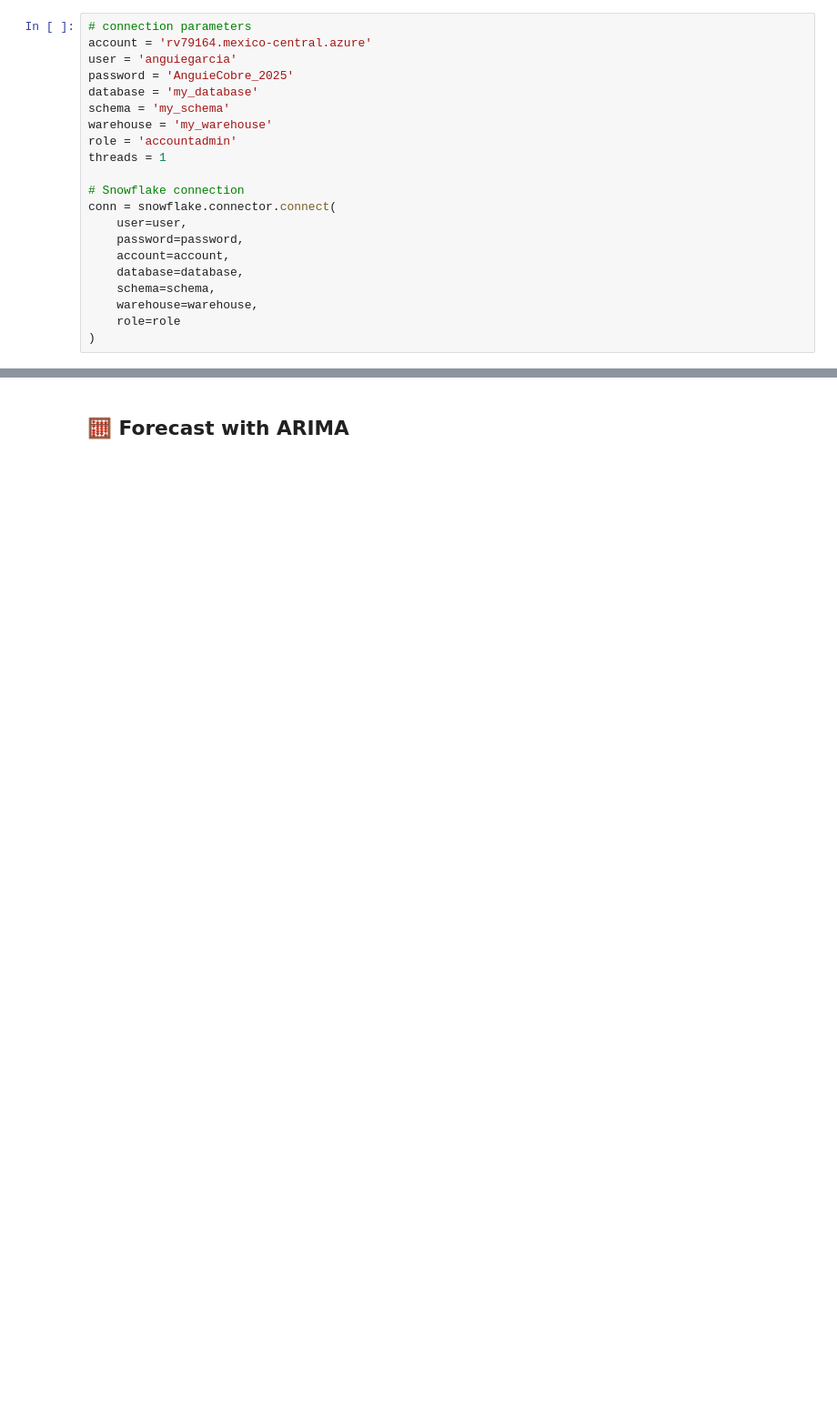
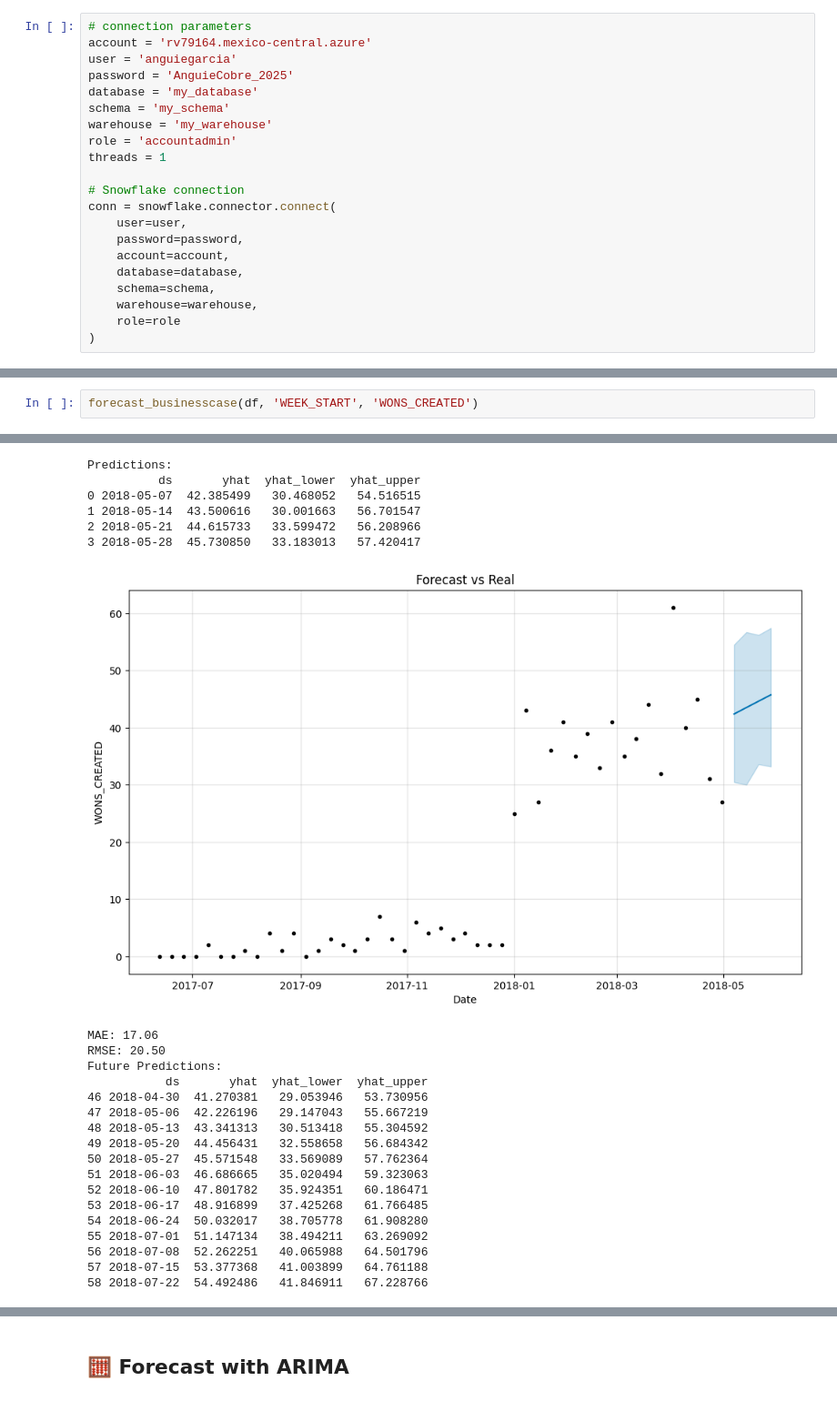
Before and after one commit to AnguieGarciaB/Cobre, a Jupyter notebook: notebooks/forecasting_prophet.ipynb, the cells around one changed output, grey strips where cells are left out. Shown at 91% size. Saved outputs shown, nothing was run; the diff lists cells and outputs as text; blank space fills up the shorter version.

```diff
--- a/notebooks/forecasting_prophet.ipynb
+++ b/notebooks/forecasting_prophet.ipynb
@@ -74,0 +214,3 @@ model.plot_components(forecast)
+# %%
+forecast_businesscase(df, 'WEEK_START', 'WONS_CREATED')
+# %% [output]
@@ -74,0 +219,24 @@ model.plot_components(forecast)
+Predictions:
+          ds       yhat  yhat_lower  yhat_upper
+0 2018-05-07  42.385499   30.468052   54.516515
+1 2018-05-14  43.500616   30.001663   56.701547
+2 2018-05-21  44.615733   33.599472   56.208966
+3 2018-05-28  45.730850   33.183013   57.420417
+[figure, added]
+MAE: 17.06
+RMSE: 20.50
+Future Predictions:
+           ds       yhat  yhat_lower  yhat_upper
+46 2018-04-30  41.270381   29.053946   53.730956
+47 2018-05-06  42.226196   29.147043   55.667219
+48 2018-05-13  43.341313   30.513418   55.304592
+49 2018-05-20  44.456431   32.558658   56.684342
+50 2018-05-27  45.571548   33.569089   57.762364
+51 2018-06-03  46.686665   35.020494   59.323063
+52 2018-06-10  47.801782   35.924351   60.186471
+53 2018-06-17  48.916899   37.425268   61.766485
+54 2018-06-24  50.032017   38.705778   61.908280
+55 2018-07-01  51.147134   38.494211   63.269092
+56 2018-07-08  52.262251   40.065988   64.501796
+57 2018-07-15  53.377368   41.003899   64.761188
+58 2018-07-22  54.492486   41.846911   67.228766
```
Also changed, not shown: parts of 26 cells of this notebook, 4 other files.
